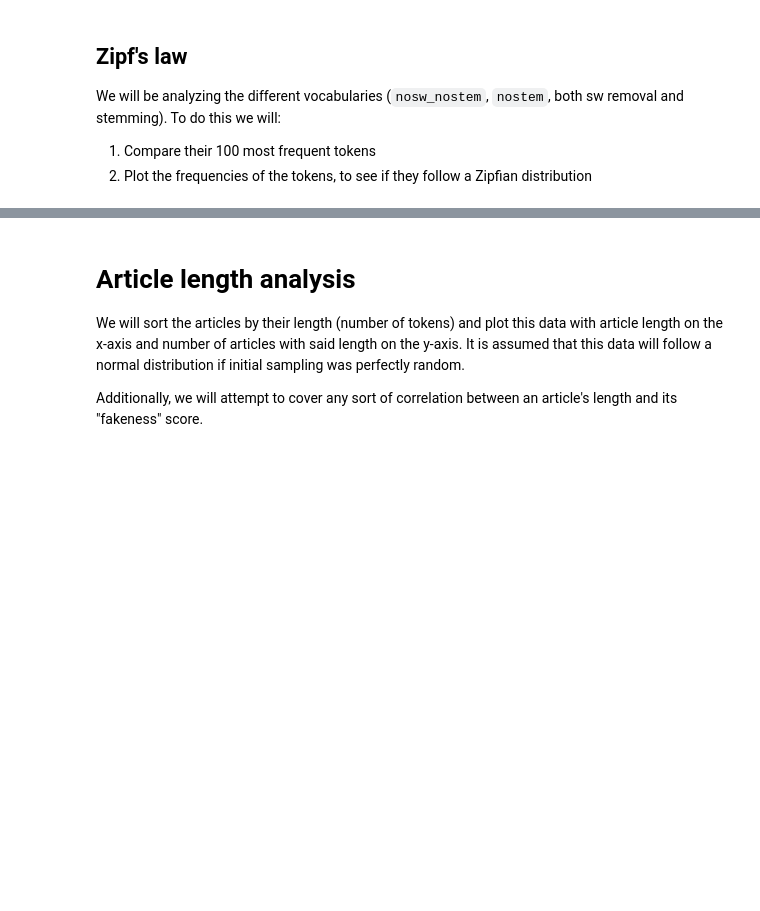
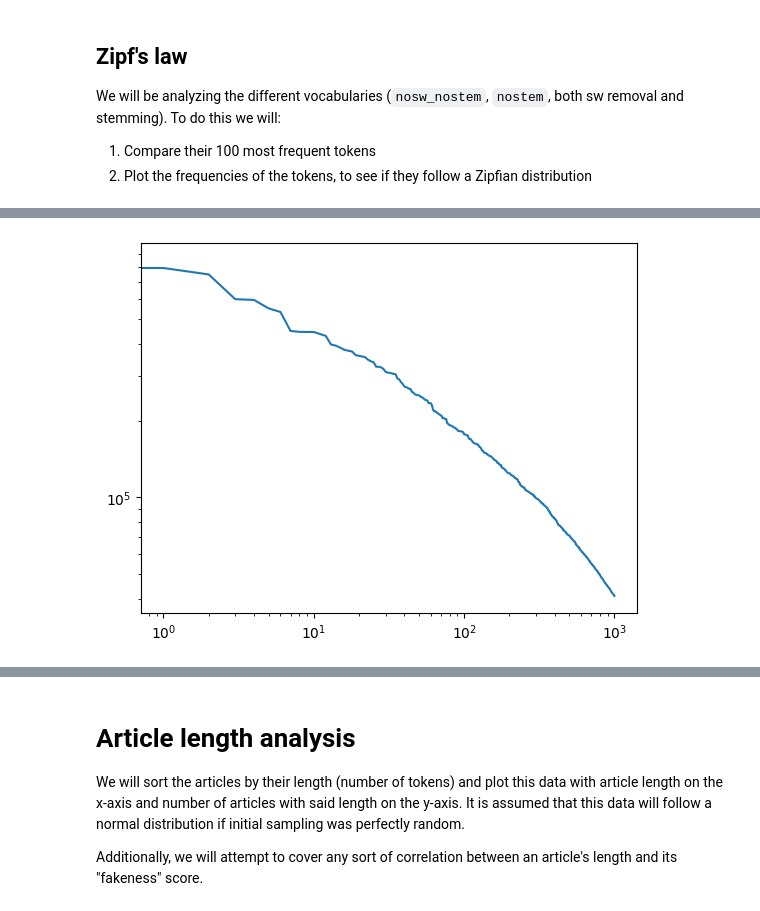
Before and after one commit to BimmerBass/GDS2026, a Jupyter notebook: data_analysis.ipynb, the cells around one changed output, grey strips where cells are left out. Drawn from its saved outputs; the diff is of its cells as text; code cells hidden in the pictures; blank space fills up the shorter version.

```diff
--- a/data_analysis.ipynb
+++ b/data_analysis.ipynb
@@ -74,0 +105,4 @@
+# %%
+plot_frequency_distr(f"data/after_preprocessing/top10k_vocabulary_nostem.csv", 28)
+# %% [output]
+[figure, added]
```
Also changed, not shown: parts of 7 cells of this notebook.
